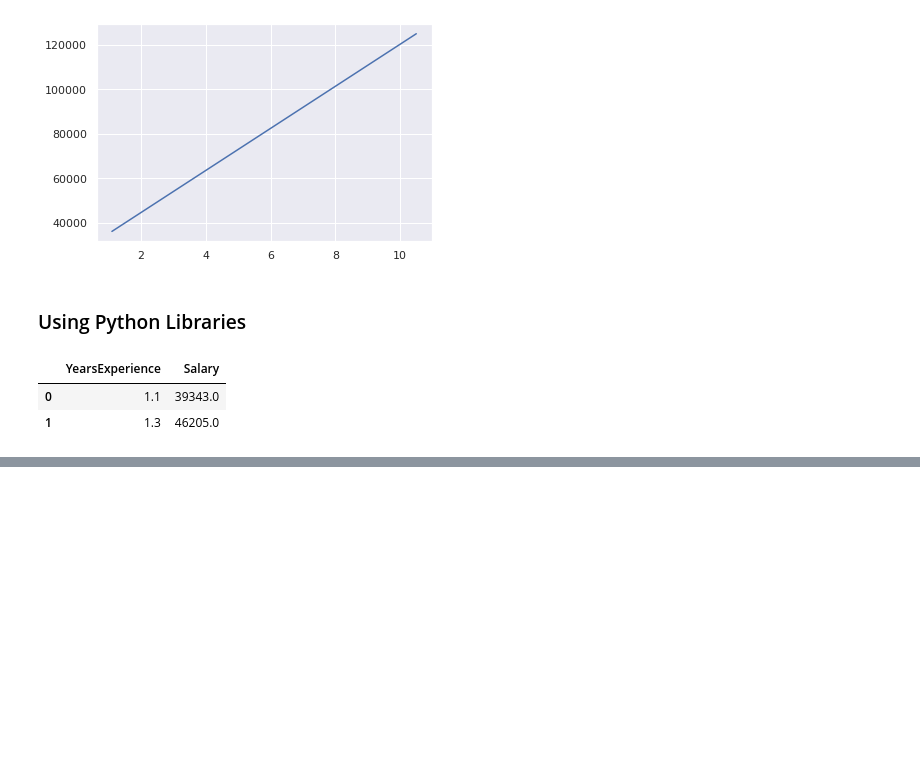
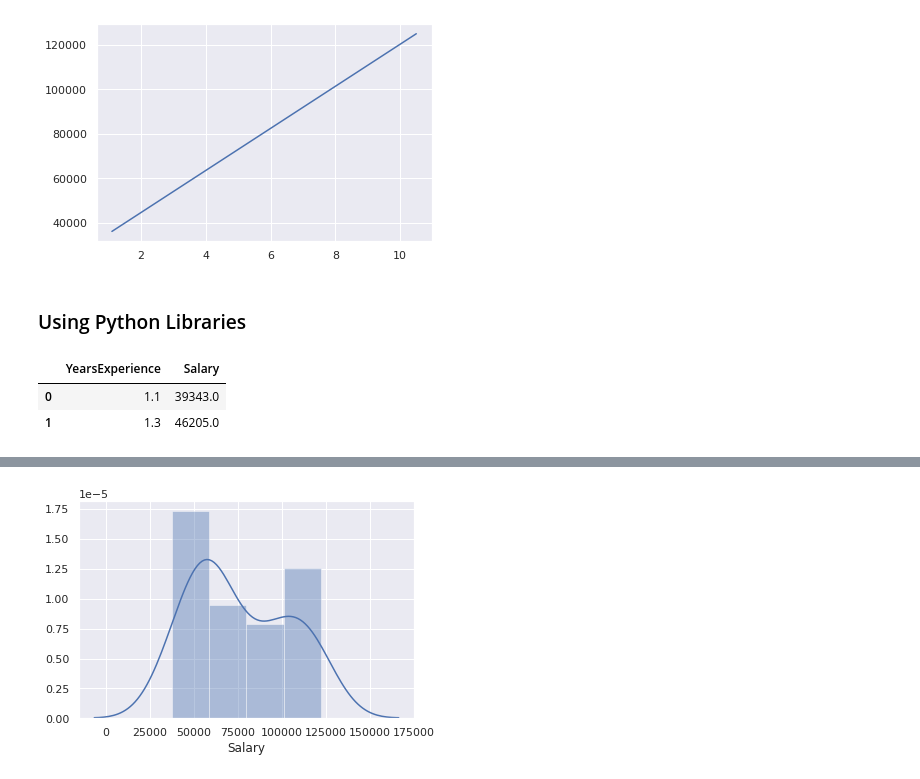
Before and after one commit to Iamsbharti/ML-AI, a Jupyter notebook: algorithms/Liner-Regression/Linear_Reg.ipynb, the cells around one changed output, grey strips where cells are left out. Drawn from its saved outputs; the diff is of its cells as text; code cells hidden in the pictures; blank space fills up the shorter version.

```diff
--- a/algorithms/Liner-Regression/Linear_Reg.ipynb
+++ b/algorithms/Liner-Regression/Linear_Reg.ipynb
@@ -194,0 +197,6 @@ plt.xlabel('Years Of Experience')
+# %%
+# plot avgerage of salary and yoe respectievely
+sns.distplot(salary_df.Salary);
+# this shows a distributions, kde
+# %% [output]
+[figure, added]
```
Also changed, not shown: parts of 4 cells of this notebook.
